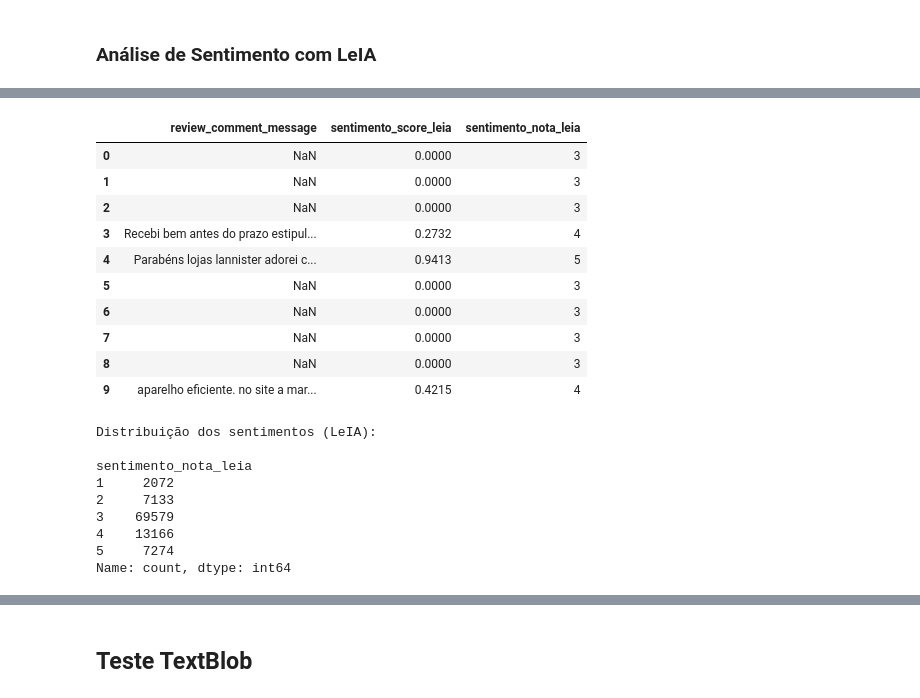
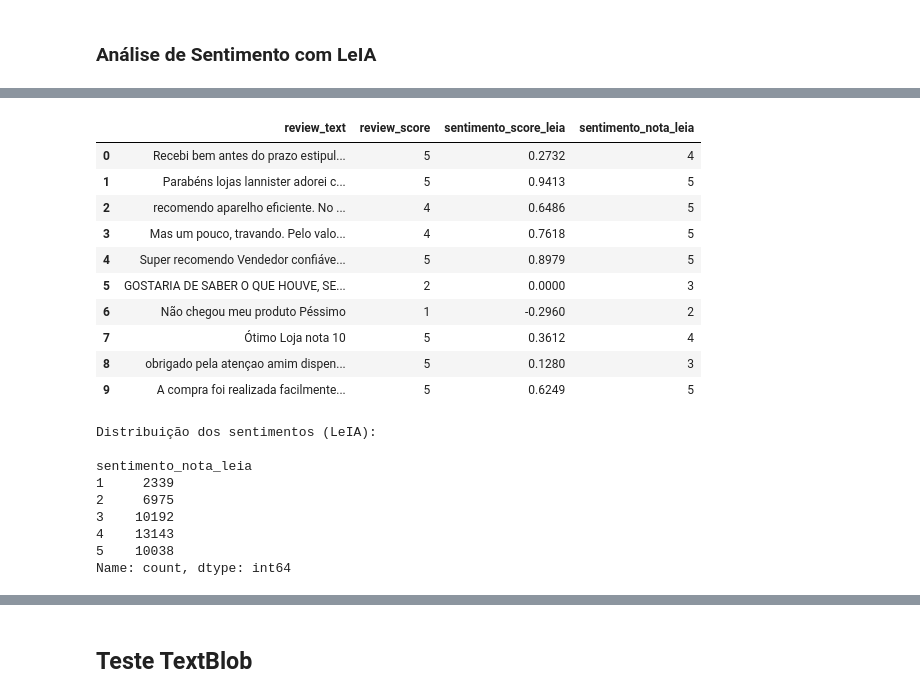
Before and after one commit to letsouzza/ProjetoIntegrador_Unisenai, a Jupyter notebook: ProjetoIntegrador.ipynb, the cells around one changed output, grey strips where cells are left out. Drawn from its saved outputs; the diff is of its cells as text; code cells hidden in the pictures.

```diff
--- a/ProjetoIntegrador.ipynb
+++ b/ProjetoIntegrador.ipynb
@@ -529,16 +393,10 @@ Name: count, dtype: int64
 # %% [markdown]
 ### Análise de Sentimento com LeIA
 # %%
-# Instala a biblioteca 'leia' se ainda não estiver instalada
-!pip install leia-br
+# Inicializa o analisador
+analyzer_leia = SentimentIntensityAnalyzer() # Use a distinct name for LeIA's analyzer
 
-# Alterado para 'leia' em minúsculo conforme a biblioteca instalada
-from LeIA import SentimentIntensityAnalyzer
-
-# Inicializa o analisador
-analyzer = SentimentIntensityAnalyzer()
-
-# FUNÇÃO DE CLASSIFICAÇÃO NUMÉRICA PARA LEIA (reutiliza a função anterior)
+# Função de classificar numericamente
 def classificar_sentimento_numerico_leia(score):
     if score <= -0.6:
         return 1 # Muito Negativo
@@ -551,30 +409,31 @@ def classificar_sentimento_numerico_leia(score):
     else:
         return 5 # Muito Positivo
 
-# Aplica o analisador LeIA ao DataFrame df_avaliacoes_sentimento
+# Aplica o analisador LeIA ao DataFrame
 print("Analisando sentimentos com LeIA...")
-df_avaliacoes_sentimento['sentimento_score_leia'] = df_avaliacoes_sentimento['review_comment_message'].apply(
-    lambda x: analyzer.polarity_scores(str(x))['compound'] if pd.notnull(x) else 0.0
+df_avaliacoes_limpo['sentimento_score_leia'] = df_avaliacoes_limpo['review_text'].apply(
+    lambda x: analyzer_leia.polarity_scores(str(x))['compound'] if pd.notnull(x) else 0.0 # Use analyzer_leia
 )
 
 # Aplica a classificação numérica
-df_avaliacoes_sentimento['sentimento_nota_leia'] = df_avaliacoes_sentimento['sentimento_score_leia'].apply(classificar_sentimento_numerico_leia)
+df_avaliacoes_limpo['sentimento_nota_leia'] = df_avaliacoes_limpo['sentimento_score_leia'].apply(classificar_sentimento_numerico_leia)
 
 
-# RESULTADOS
-print("Análise de Sentimento LeIA adicionada ao novo DataFrame 'df_avaliacoes_sentimento'.\n")
+# Resultados da análise
+print("Análise de Sentimento LeIA adicionada ao novo DataFrame 'df_avaliacoes_limpo'.\n")
 
 display(
-    df_avaliacoes_sentimento[
+    df_avaliacoes_limpo[
         [
-            'review_comment_message',
+            'review_text',
+            'review_score',
             'sentimento_score_leia',
             'sentimento_nota_leia'
         ]
     ].head(10)
 )
 
-# RESUMO
+# Resumo das realizações
 print("\nDistribuição dos sentimentos (LeIA):\n")
-print(df_avaliacoes_sentimento['sentimento_nota_leia'].value_counts().sort_index())
+print(df_avaliacoes_limpo['sentimento_nota_leia'].value_counts().sort_index())
 # %% [output]
@@ -593,20 +442,20 @@ Análise de Sentimento LeIA adicionada ao novo DataFrame 'df_avaliacoes_sentimen
-|  | review_comment_message | sentimento_score_leia | sentimento_nota_leia |
-| 0 | NaN | 0.0000 | 3 |
-| 1 | NaN | 0.0000 | 3 |
-| 2 | NaN | 0.0000 | 3 |
-| 3 | Recebi bem antes do prazo estipul... | 0.2732 | 4 |
-| 4 | Parabéns lojas lannister adorei c... | 0.9413 | 5 |
-| 5 | NaN | 0.0000 | 3 |
-| 6 | NaN | 0.0000 | 3 |
-| 7 | NaN | 0.0000 | 3 |
-| 8 | NaN | 0.0000 | 3 |
-| 9 | aparelho eficiente. no site a mar... | 0.4215 | 4 |
+|  | review_text | review_score | sentimento_score_leia | sentimento_nota_leia |
+| 0 | Recebi bem antes do prazo estipul... | 5 | 0.2732 | 4 |
+| 1 | Parabéns lojas lannister adorei c... | 5 | 0.9413 | 5 |
+| 2 | recomendo aparelho eficiente. No ... | 4 | 0.6486 | 5 |
+| 3 | Mas um pouco, travando. Pelo valo... | 4 | 0.7618 | 5 |
+| 4 | Super recomendo Vendedor confiáve... | 5 | 0.8979 | 5 |
+| 5 | GOSTARIA DE SABER O QUE HOUVE, SE... | 2 | 0.0000 | 3 |
+| 6 | Não chegou meu produto Péssimo | 1 | -0.2960 | 2 |
+| 7 | Ótimo Loja nota 10 | 5 | 0.3612 | 4 |
+| 8 | obrigado pela atençao amim dispen... | 5 | 0.1280 | 3 |
+| 9 | A compra foi realizada facilmente... | 5 | 0.6249 | 5 |
 Distribuição dos sentimentos (LeIA):
 
 sentimento_nota_leia
-1     2072
-2     7133
-3    69579
-4    13166
-5     7274
+1     2339
+2     6975
+3    10192
+4    13143
+5    10038
 Name: count, dtype: int64
```
Also changed, not shown: parts of 44 cells of this notebook.
